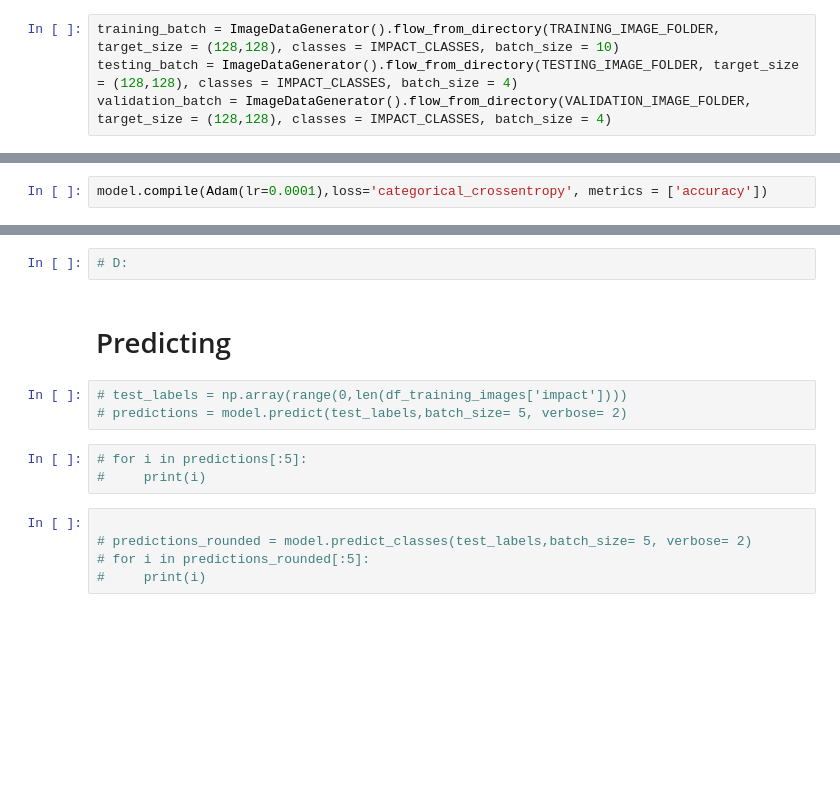
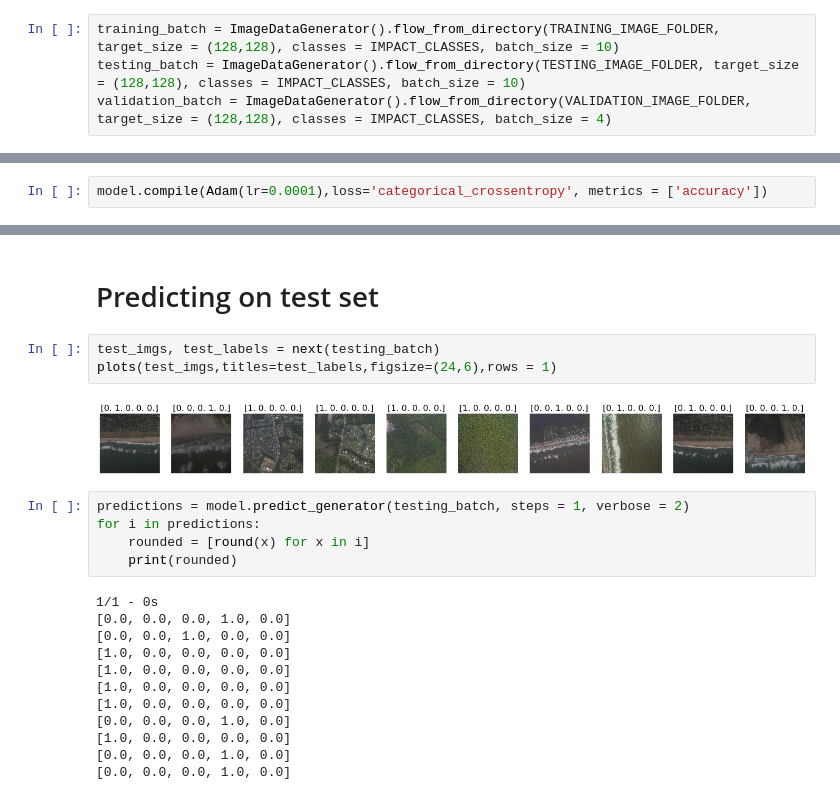
Before and after one commit to UNCG-CSE/Poststorm_Imagery, a Jupyter notebook: src/python/psic/stats/tagging_stats/cnn_test.ipynb, the cells around one changed output, grey strips where cells are left out. Drawn from its saved outputs; the diff is of its cells as text; blank space fills up the shorter version.

Commit message:
model predictions

```diff
--- a/src/python/psic/stats/tagging_stats/cnn_test.ipynb
+++ b/src/python/psic/stats/tagging_stats/cnn_test.ipynb
@@ -138,7 +138,7 @@ for index, row in df_validation_images.iterrows():
 1. For the training df, seperate the `image_id` and the `impact` into different np arrays for Keras
 # %%
 training_batch = ImageDataGenerator().flow_from_directory(TRAINING_IMAGE_FOLDER, target_size = (128,128), classes = IMPACT_CLASSES, batch_size = 10)
-testing_batch = ImageDataGenerator().flow_from_directory(TESTING_IMAGE_FOLDER, target_size = (128,128), classes = IMPACT_CLASSES, batch_size = 4)
+testing_batch = ImageDataGenerator().flow_from_directory(TESTING_IMAGE_FOLDER, target_size = (128,128), classes = IMPACT_CLASSES, batch_size = 10)
 validation_batch = ImageDataGenerator().flow_from_directory(VALIDATION_IMAGE_FOLDER, target_size = (128,128), classes = IMPACT_CLASSES, batch_size = 4)
 # %% [output]
 Found 121 images belonging to 5 classes.
@@ -198,15 +203,24 @@ Epoch 5/5
-# %%
-# D:
 # %% [markdown]
-# Predicting
+# Predicting on test set
-# %%
-# test_labels = np.array(range(0,len(df_training_images['impact'])))
-# predictions = model.predict(test_labels,batch_size= 5, verbose= 2)
-# %%
-# for i in predictions[:5]:
-#     print(i)
-# %%
-
-# predictions_rounded = model.predict_classes(test_labels,batch_size= 5, verbose= 2)
-# for i in predictions_rounded[:5]:
-#     print(i)
+# %%
+test_imgs, test_labels = next(testing_batch)
+plots(test_imgs,titles=test_labels,figsize=(24,6),rows = 1)
+# %% [output]
+[figure, added]
+# %%
+predictions = model.predict_generator(testing_batch, steps = 1, verbose = 2)
+for i in predictions:
+    rounded = [round(x) for x in i]
+    print(rounded)
+# %% [output]
+1/1 - 0s
+[0.0, 0.0, 0.0, 1.0, 0.0]
+[0.0, 0.0, 1.0, 0.0, 0.0]
+[1.0, 0.0, 0.0, 0.0, 0.0]
+[1.0, 0.0, 0.0, 0.0, 0.0]
+[1.0, 0.0, 0.0, 0.0, 0.0]
+[1.0, 0.0, 0.0, 0.0, 0.0]
+[0.0, 0.0, 0.0, 1.0, 0.0]
+[1.0, 0.0, 0.0, 0.0, 0.0]
+[0.0, 0.0, 0.0, 1.0, 0.0]
+[0.0, 0.0, 0.0, 1.0, 0.0]
```
Also changed, not shown: parts of 7 cells of this notebook.
